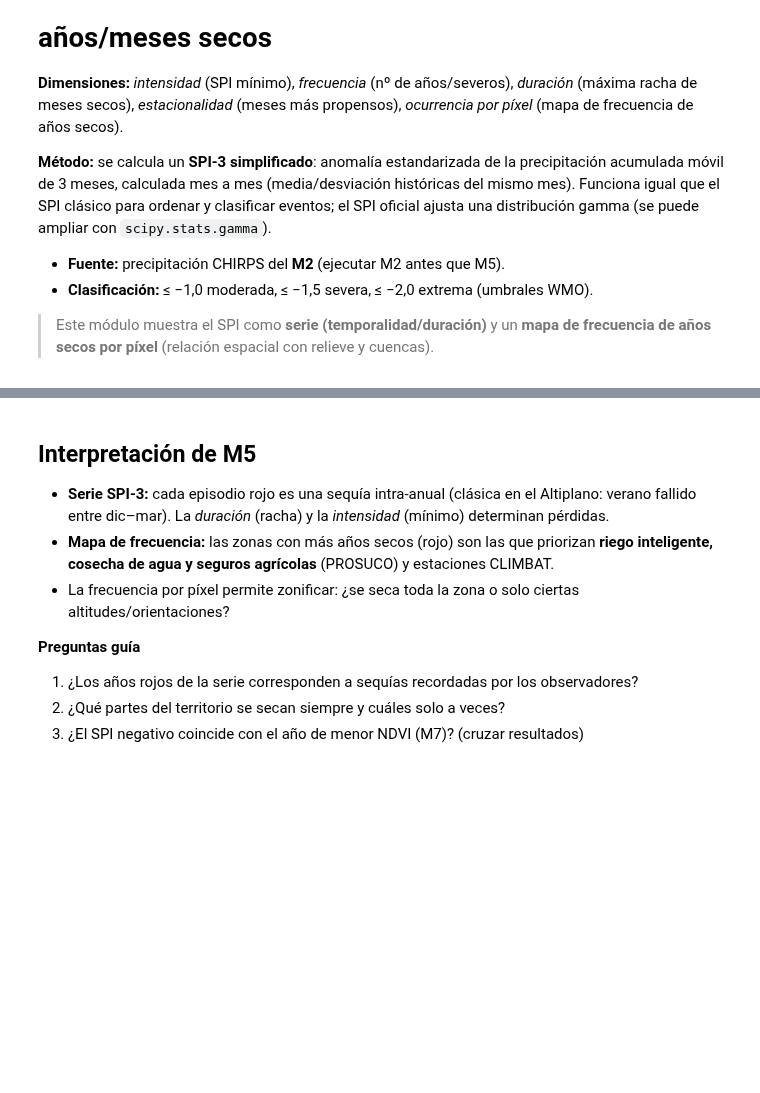
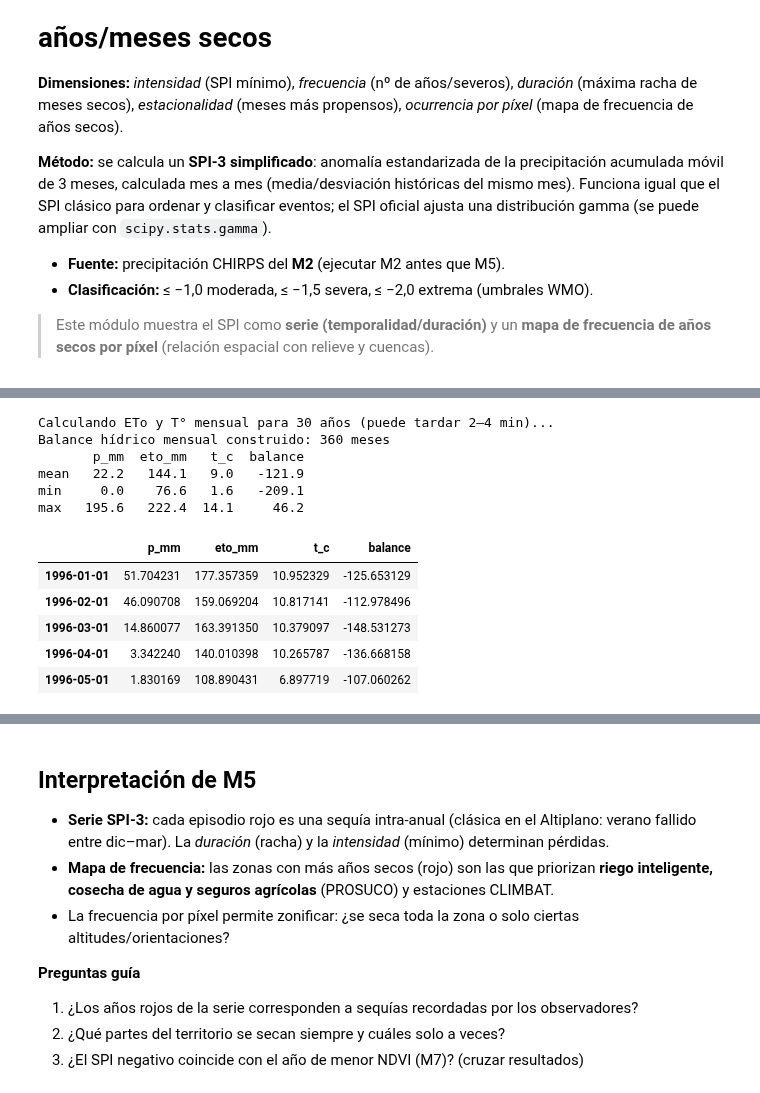
Before and after one commit to AGRIdigital-Climbat/PlantillaMapa, a Jupyter notebook: 05_Sequia/01_sequia.ipynb, the cells around one changed output, grey strips where cells are left out. Cells and saved outputs as stored; diff of their text form; code cells hidden in the pictures; blank space fills up the shorter version.

```diff
--- a/05_Sequia/01_sequia.ipynb
+++ b/05_Sequia/01_sequia.ipynb
@@ -552,0 +563,68 @@ Map_m5
+# %%
+# ============================================================
+# M6.1 Fuentes climáticas integradas: ETo y Temperatura
+# ============================================================
+# - Precipitación: CHIRPS (ya cargada en M5.0 como `precip`)
+# - ETo ..........: ERA5-Land `potential_evaporation_sum` (m/día, signo negativo)
+# - Temperatura ..: ERA5-Land `temperature_2m` (K)
+# ERA5-Land: ~9 km, 1950–presente, diario.
+
+era5 = ee.ImageCollection("ECMWF/ERA5_LAND/DAILY_AGGR")
+
+
+def _agregar_mensual(coleccion, banda, anios, operador="mean", escala=1.0, offset=0.0):
+    """Agrega una colección diaria a serie mensual (media o suma)."""
+    imgs, nombres = [], []
+    for y in anios:
+        for m in MESES:
+            i0 = f"{y}-{m:02d}-01"
+            i1 = (pd.Timestamp(i0) + pd.offsets.MonthBegin(1)).strftime("%Y-%m-%d")
+            sub = coleccion.filterDate(i0, i1).select(banda)
+            img = sub.sum() if operador == "sum" else sub.mean()
+            imgs.append(ee.Image(img).multiply(escala).add(offset).rename(banda))
+            nombres.append(f"{y}-{m:02d}")
+    d = reducir_bandas(imgs, nombres, ESCALAS["clima"], tam=12)
+    return pd.Series(
+        {pd.Timestamp(k): v for k, v in d.items() if v is not None}
+    ).sort_index()
+
+
+anios_clim = list(ANIOS_COMPLETOS)
+print(f"Calculando ETo y T° mensual para {len(anios_clim)} años "
+      f"(puede tardar 2–4 min)...")
+
+# ETo (mm/mes): ERA5 trae el flujo como negativo -> se multiplica por -1000
+eto_mes = _agregar_mensual(
+    era5, "potential_evaporation_sum", anios_clim,
+    operador="sum", escala=-1000.0
+).rename("eto_mm")
+
+# Temperatura media mensual (°C)
+t_mes = _agregar_mensual(
+    era5, "temperature_2m", anios_clim,
+    operador="mean", escala=1.0, offset=-273.15
+).rename("t_c")
+
+# Precipitación mensual (ya la tienes en M5.0)
+p_mes_ch = precipitacion_mensual(precip, anios_clim).rename("p_mm")
+
+# Un único DataFrame alineado mes a mes
+df_bh = pd.concat([p_mes_ch, eto_mes, t_mes], axis=1).dropna()
+df_bh["balance"] = df_bh["p_mm"] - df_bh["eto_mm"]
+
+print(f"Balance hídrico mensual construido: {len(df_bh)} meses")
+print(df_bh.describe().round(1).loc[["mean", "min", "max"]])
+display(df_bh.head())
+# %% [output]
+Calculando ETo y T° mensual para 30 años (puede tardar 2–4 min)...
+Balance hídrico mensual construido: 360 meses
+       p_mm  eto_mm   t_c  balance
+mean   22.2   144.1   9.0   -121.9
+min     0.0    76.6   1.6   -209.1
+max   195.6   222.4  14.1     46.2
+|  | p_mm | eto_mm | t_c | balance |
+| 1996-01-01 | 51.704231 | 177.357359 | 10.952329 | -125.653129 |
+| 1996-02-01 | 46.090708 | 159.069204 | 10.817141 | -112.978496 |
+| 1996-03-01 | 14.860077 | 163.391350 | 10.379097 | -148.531273 |
+| 1996-04-01 | 3.342240 | 140.010398 | 10.265787 | -136.668158 |
+| 1996-05-01 | 1.830169 | 108.890431 | 6.897719 | -107.060262 |
```
Also changed, not shown: parts of 7 cells of this notebook.
